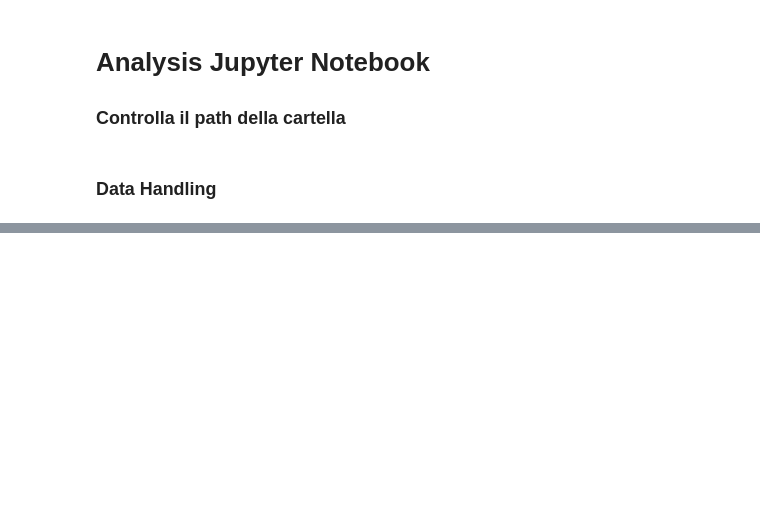
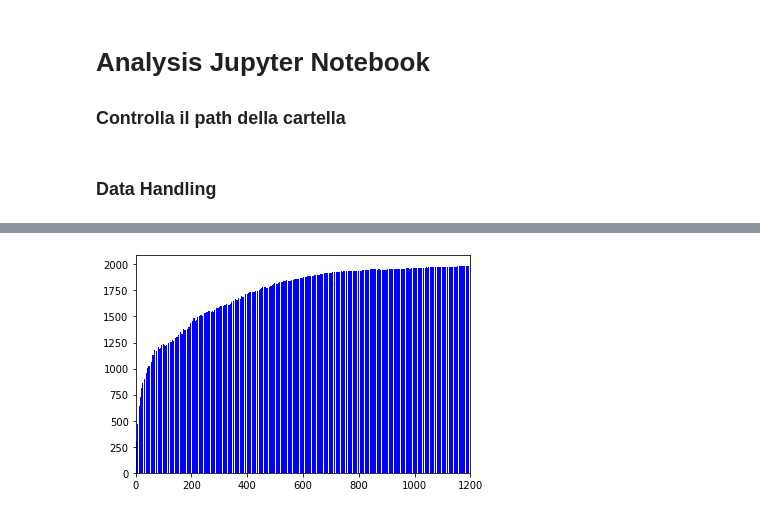
Before and after one commit to multi-ego/multi-eGO, a Jupyter notebook: analysis/analysis-notebook.ipynb, the cells around one changed output, grey strips where cells are left out. Drawn from its saved outputs; the diff is of its cells as text; code cells hidden in the pictures; blank space fills up the shorter version.

```diff
--- a/analysis/analysis-notebook.ipynb
+++ b/analysis/analysis-notebook.ipynb
@@ -68,0 +63,6 @@ plt.show()
+# %%
+plt.bar(frames, histogram, color = 'blue')
+plt.xlim(0, 1200)
+plt.show()
+# %% [output]
+[figure, added]
```
Also changed, not shown: parts of 4 cells of this notebook, 1 other file.
